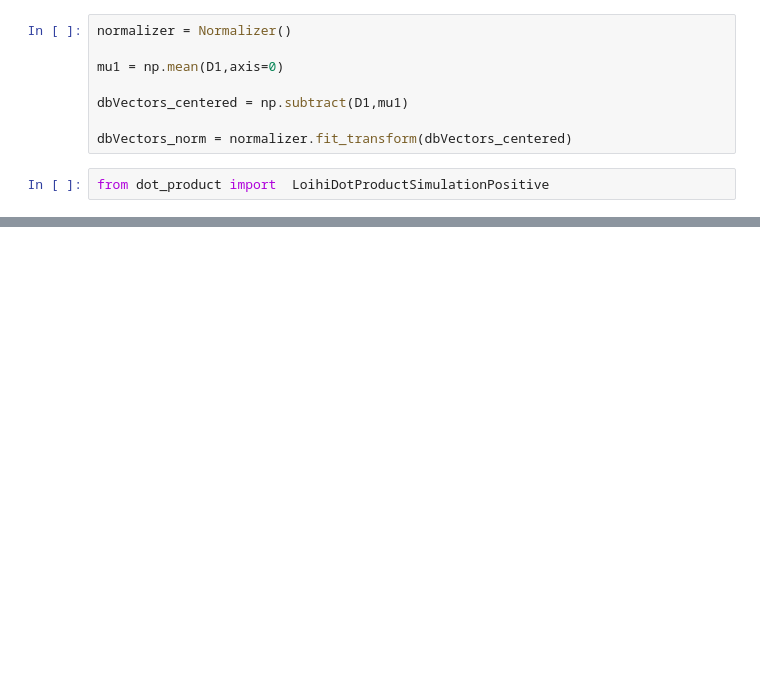
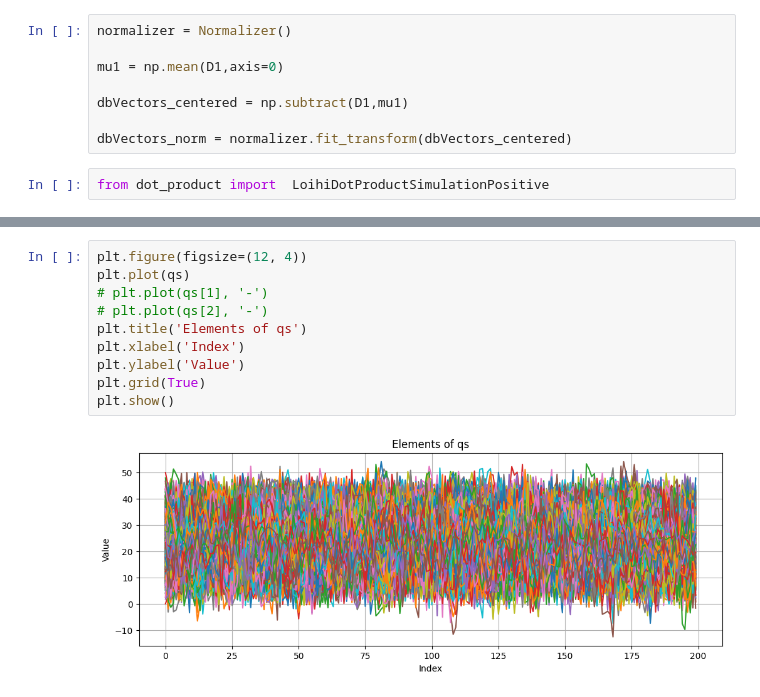
Before and after one commit to vidurayashan/VPR_Loihi, a Jupyter notebook: experiments/test_1.ipynb, the cells around one changed output, grey strips where cells are left out. Saved outputs shown, nothing was run; the diff lists cells and outputs as text; blank space fills up the shorter version.

```diff
--- a/experiments/test_1.ipynb
+++ b/experiments/test_1.ipynb
@@ -74,0 +93,12 @@ DD = dot.run()
+# %%
+plt.figure(figsize=(12, 4))
+plt.plot(qs)
+# plt.plot(qs[1], '-')
+# plt.plot(qs[2], '-')
+plt.title('Elements of qs')
+plt.xlabel('Index')
+plt.ylabel('Value')
+plt.grid(True)
+plt.show()
+# %% [output]
+[figure, added]
```
Also changed, not shown: parts of 8 cells of this notebook, 3 other files.
